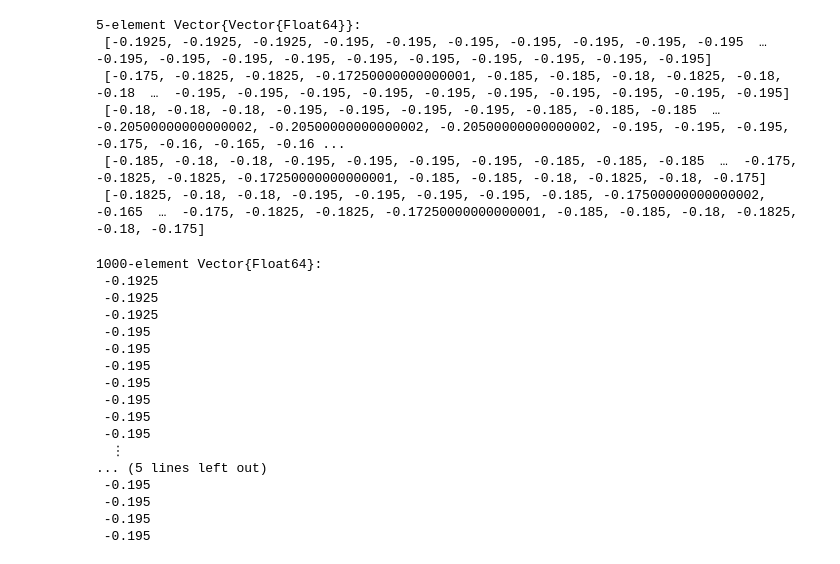
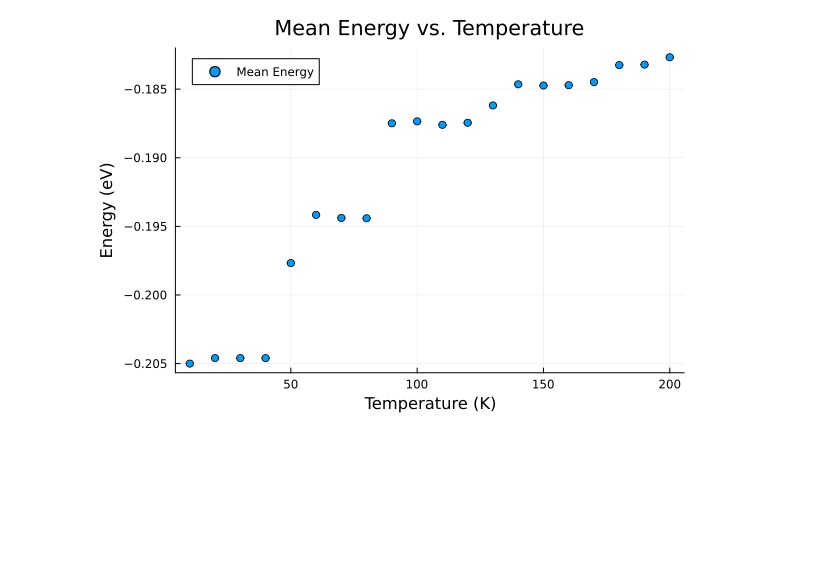
Before and after one commit to wexlergroup/FreeBird.jl, a Jupyter notebook: scripts/replica.ipynb, the cells around one changed output. Drawn from its saved outputs; the diff is of its cells as text; code cells hidden in the pictures; blank space fills up the shorter version.

```diff
--- a/scripts/replica.ipynb
+++ b/scripts/replica.ipynb
@@ -53,0 +22,19 @@ ReplicaExchangeParameters([50.0, 100.0, 150.0, 200.0, 250.0], 100, 100, 10, 7420
+# %%
+# Define the lattice
+initial_lattice = SLattice{SquareLattice}(components=[[1,2,3,4]])
+
+# Define the Hamiltonian
+nn_energy = -0.01
+adsorption_energy = 4 * nn_energy
+nnn_energy = nn_energy / 4
+h = GenericLatticeHamiltonian(adsorption_energy, [nn_energy, nnn_energy], u"eV")
+
+# Define the replica exchange parameters
+temperatures = collect(10:10:200)  # K
+re_params = ReplicaExchangeParameters(
+    temperatures,
+    equilibrium_steps=2_000,
+    sampling_steps=2_000,
+    swap_interval=200,
+    random_seed=742022
+)
@@ -98,29 +70,28 @@ swap_acc_rate
-# %%
-energy_trajs
-# %% [output]
-5-element Vector{Vector{Float64}}:
- [-0.1925, -0.1925, -0.1925, -0.195, -0.195, -0.195, -0.195, -0.195, -0.195, -0.195  …  -0.195, -0.195, -0.195, -0.195, -0.195, -0.195, -0.195, -0.195, -0.195, -0.195]
- [-0.175, -0.1825, -0.1825, -0.17250000000000001, -0.185, -0.185, -0.18, -0.1825, -0.18, -0.18  …  -0.195, -0.195, -0.195, -0.195, -0.195, -0.195, -0.195, -0.195, -0.195, -0.195]
- [-0.18, -0.18, -0.18, -0.195, -0.195, -0.195, -0.195, -0.185, -0.185, -0.185  …  -0.20500000000000002, -0.20500000000000002, -0.20500000000000002, -0.195, -0.195, -0.195, -0.175, -0.16, -0.165, -0.16 ...
- [-0.185, -0.18, -0.18, -0.195, -0.195, -0.195, -0.195, -0.185, -0.185, -0.185  …  -0.175, -0.1825, -0.1825, -0.17250000000000001, -0.185, -0.185, -0.18, -0.1825, -0.18, -0.175]
- [-0.1825, -0.18, -0.18, -0.195, -0.195, -0.195, -0.195, -0.185, -0.17500000000000002, -0.165  …  -0.175, -0.1825, -0.1825, -0.17250000000000001, -0.185, -0.185, -0.18, -0.1825, -0.18, -0.175]
-# %%
-energy_trajs[1]
-# %% [output]
-1000-element Vector{Float64}:
- -0.1925
- -0.1925
- -0.1925
- -0.195
- -0.195
- -0.195
- -0.195
- -0.195
- -0.195
- -0.195
-  ⋮
-... (5 lines left out)
- -0.195
- -0.195
- -0.195
- -0.195
+# %%
+# Calculate the mean energy and error (naive)
+meanE, errE = Float64[], Float64[]
+for i in 1:length(temperatures)
+    E = energy_trajs[i]
+    mean_E = sum(E) / length(E)
+    mean_E² = sum(E .^ 2) / length(E)
+    var_E = mean_E² - mean_E^2
+    std_E = sqrt(abs(var_E))  # TODO: check if this is correct
+    err_E = std_E / sqrt(length(E))  # standard error
+    push!(meanE, mean_E)
+    push!(errE, err_E)
+end
+# %%
+# Plot mean energy vs. temperature as circular points with error bars, placing the legend at the top left
+scatter(
+    temperatures,
+    meanE,
+    yerr=errE,
+    label="Mean Energy",
+    xlabel="Temperature (K)",
+    ylabel="Energy (eV)",
+    title="Mean Energy vs. Temperature",
+    legend=:topleft,
+    grid=true
+)
+# %% [output]
+[figure, added]
```
Also changed, not shown: parts of 15 cells of this notebook, 1 other file.
